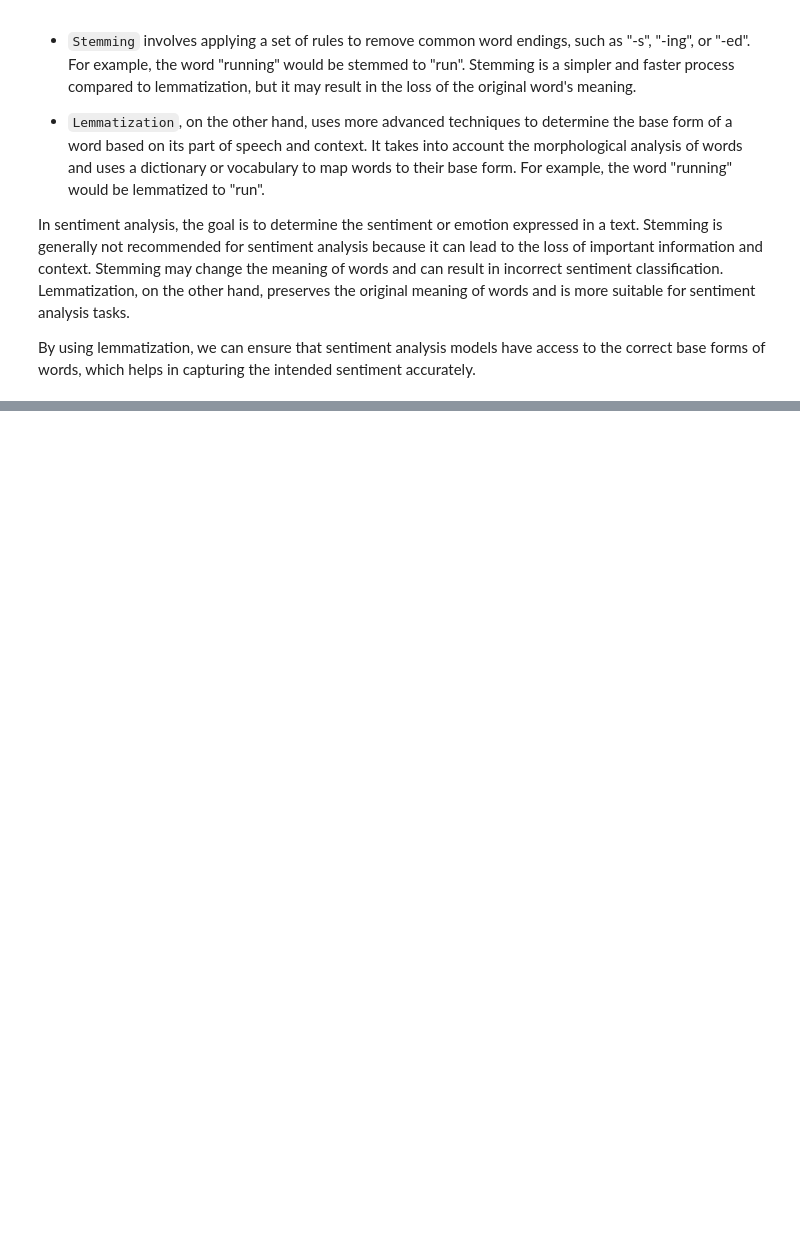
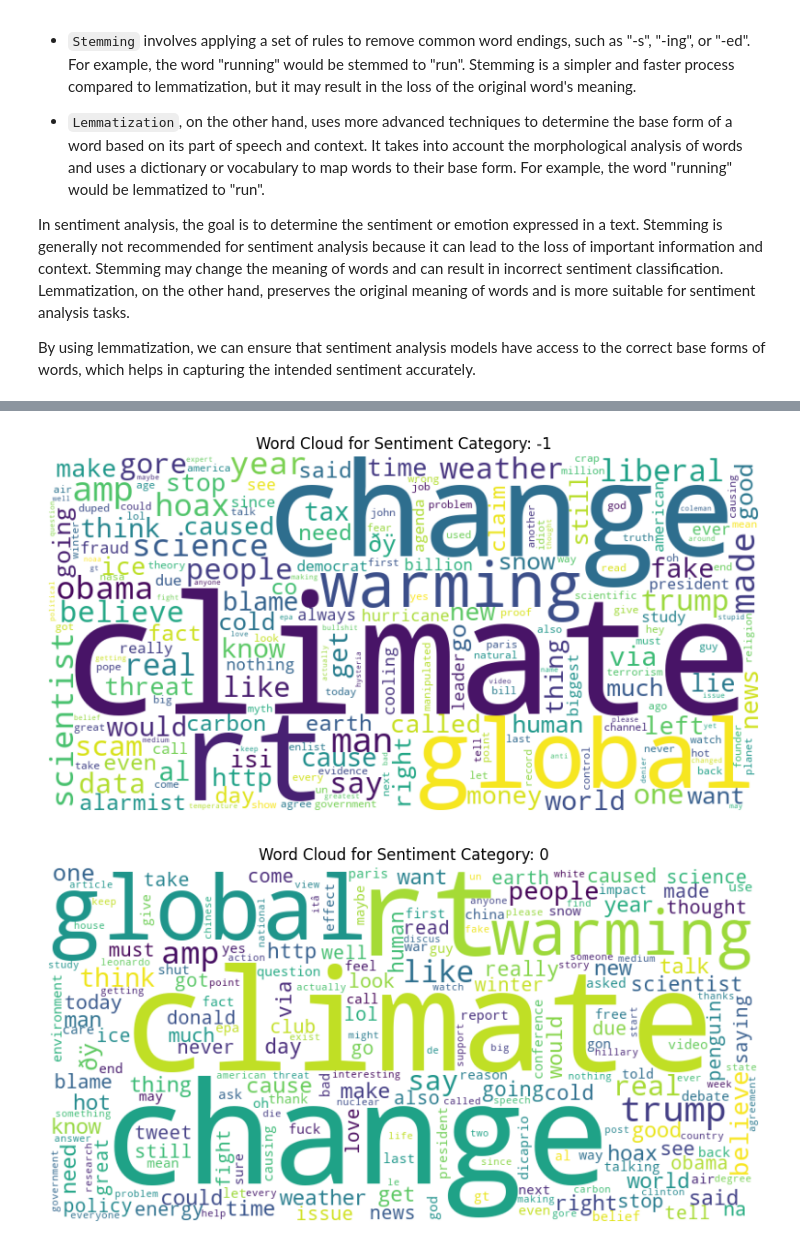
Before and after one commit to adevilde/Twitter-Climate-Change-Sentiment-Analysis, a Jupyter notebook: Twitter_Climate_Change_Sentiment.ipynb, the cells around one changed output, grey strips where cells are left out. Cells and saved outputs as stored; diff of their text form; code cells hidden in the pictures; blank space fills up the shorter version.

```diff
--- a/Twitter_Climate_Change_Sentiment.ipynb
+++ b/Twitter_Climate_Change_Sentiment.ipynb
@@ -440,0 +478,29 @@ tweets.head()
+# %%
+from wordcloud import WordCloud
+import matplotlib.pyplot as plt
+
+# Step 1: Group lemmatized tweets by sentiment categories
+grouped_tweets = tweets.groupby('sentiment')
+
+# Step 2 and 3: Create word cloud for each sentiment category
+for sentiment, group in grouped_tweets:
+    # Step 2: Count word frequencies using CountVectorizer
+    cv = CountVectorizer()
+    vect = cv.fit_transform(group['lemmatized_tweet'])
+    # Get feature names (words)
+    feature_names = cv.get_feature_names_out()
+
+    word_freq = dict(zip(feature_names, vect.toarray().sum(axis=0)))
+
+    # Step 3: Create word cloud
+    wordcloud = WordCloud(width=800, height=400, background_color='white').generate_from_frequencies(word_freq)
+
+    # Plot the word cloud
+    plt.figure(figsize=(10, 6))
+    plt.imshow(wordcloud, interpolation='bilinear')
+    plt.title(f'Word Cloud for Sentiment Category: {sentiment}')
+    plt.axis('off')
+    plt.show()
+# %% [output]
+[figure, added]
+[figure, added]
```
Also changed, not shown: parts of 10 cells of this notebook.
